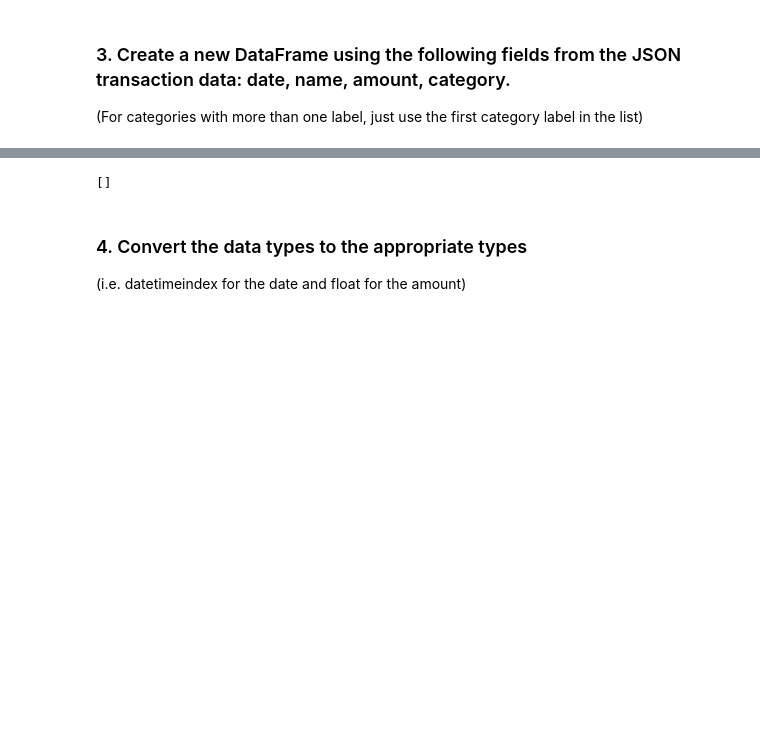
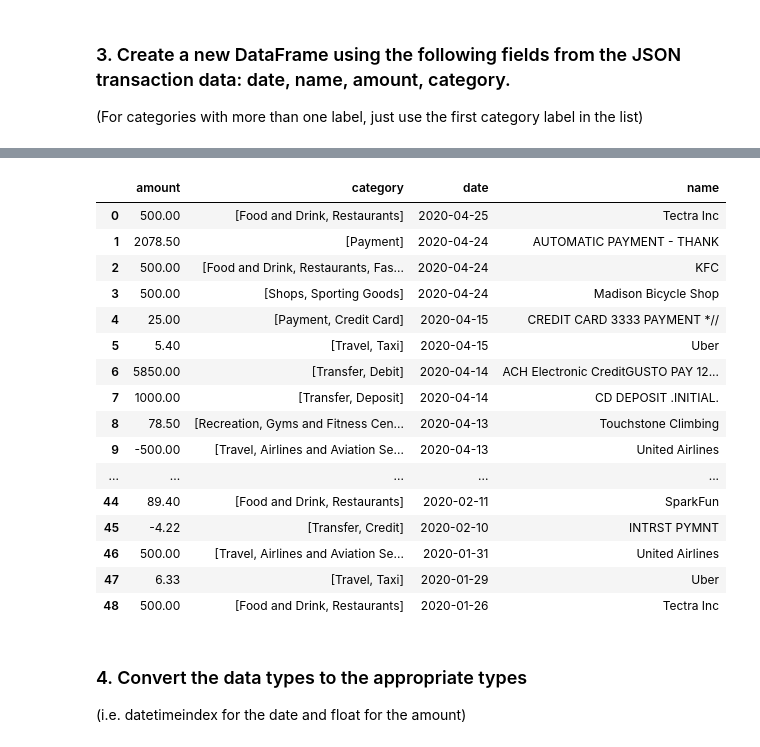
Before and after one commit to KevinLacap/KevinLacap, a Jupyter notebook: 2 Python/account_summary.ipynb, the cells around one changed output, grey strips where cells are left out. Cells and saved outputs as stored; diff of their text form; code cells hidden in the pictures; blank space fills up the shorter version.

```diff
--- a/2 Python/account_summary.ipynb
+++ b/2 Python/account_summary.ipynb
@@ -129,10 +111,27 @@ print(json.dumps(transaction_response['transactions'][:2],indent=4, sort_keys=Tr
+# %%
+# YOUR CODE HERE
+# Get transactions for institution for specific date range
+start_date = '{:%Y-%m-%d}'.format(datetime.datetime.now() + datetime.timedelta(-90))
+end_date = '{:%Y-%m-%d}'.format(datetime.datetime.now())
+
+# Get transactions for date range
+transaction_response = client.Transactions.get(access_token,start_date,end_date)
+
+# Print JSON output
+transactions = transaction_response['transactions']
+
+# Iterate and parse JSON response
+#for transactions in transactions_response['transactions']:
+    #if transactions['name'] == 'INTRST PYMNT':
+        #print(json.dumps(transactions['amount'], indent=4, sort_keys=True))
 # %% [markdown]
 ### 2. Print the categories for each transaction
 # %%
 # YOUR CODE HERE
 #transaction_response = ['transactions']
 # Iterate and parse JSON response
-for transactions in transaction_response['transactions']:
-    if transactions['name'] == 'INTRST PYMNT':
-        print(json.dumps(transactions['amount'], indent=4, sort_keys=True))
+#for transactions in transaction_response['transactions']:
+    #if transactions['name'] == 'INTRST PYMNT':
+        #print(json.dumps(transactions['amount'], indent=4, sort_keys=True))
+transactions
 # %% [output]
@@ -199,7 +161,37 @@ keynotfound
-# %%
-amount
-# %% [output]
-[]
+# %%
+# YOUR CODE HERE
+trans_list = []
+
+for obj in transactions:
+    trans_dict = {
+        "date": obj["date"],
+        "name": obj["name"],
+        "amount": obj["amount"],
+        "category": obj["category"]
+    }
+
+    trans_list.append(trans_dict)
+# %%
+trans_df = pd.DataFrame(trans_list)
+trans_df
+# %% [output]
+|  | amount | category | date | name |
+| 0 | 500.00 | [Food and Drink, Restaurants] | 2020-04-25 | Tectra Inc |
+| 1 | 2078.50 | [Payment] | 2020-04-24 | AUTOMATIC PAYMENT - THANK |
+| 2 | 500.00 | [Food and Drink, Restaurants, Fas... | 2020-04-24 | KFC |
+| 3 | 500.00 | [Shops, Sporting Goods] | 2020-04-24 | Madison Bicycle Shop |
+| 4 | 25.00 | [Payment, Credit Card] | 2020-04-15 | CREDIT CARD 3333 PAYMENT *// |
+| 5 | 5.40 | [Travel, Taxi] | 2020-04-15 | Uber |
+| 6 | 5850.00 | [Transfer, Debit] | 2020-04-14 | ACH Electronic CreditGUSTO PAY 12... |
+| 7 | 1000.00 | [Transfer, Deposit] | 2020-04-14 | CD DEPOSIT .INITIAL. |
+| 8 | 78.50 | [Recreation, Gyms and Fitness Cen... | 2020-04-13 | Touchstone Climbing |
+| 9 | -500.00 | [Travel, Airlines and Aviation Se... | 2020-04-13 | United Airlines |
+| ... | ... | ... | ... | ... |
+| 44 | 89.40 | [Food and Drink, Restaurants] | 2020-02-11 | SparkFun |
+| 45 | -4.22 | [Transfer, Credit] | 2020-02-10 | INTRST PYMNT |
+| 46 | 500.00 | [Travel, Airlines and Aviation Se... | 2020-01-31 | United Airlines |
+| 47 | 6.33 | [Travel, Taxi] | 2020-01-29 | Uber |
+| 48 | 500.00 | [Food and Drink, Restaurants] | 2020-01-26 | Tectra Inc |
 # %% [markdown]
 ### 4. Convert the data types to the appropriate types
 
```
Also changed, not shown: parts of 13 cells of this notebook.
